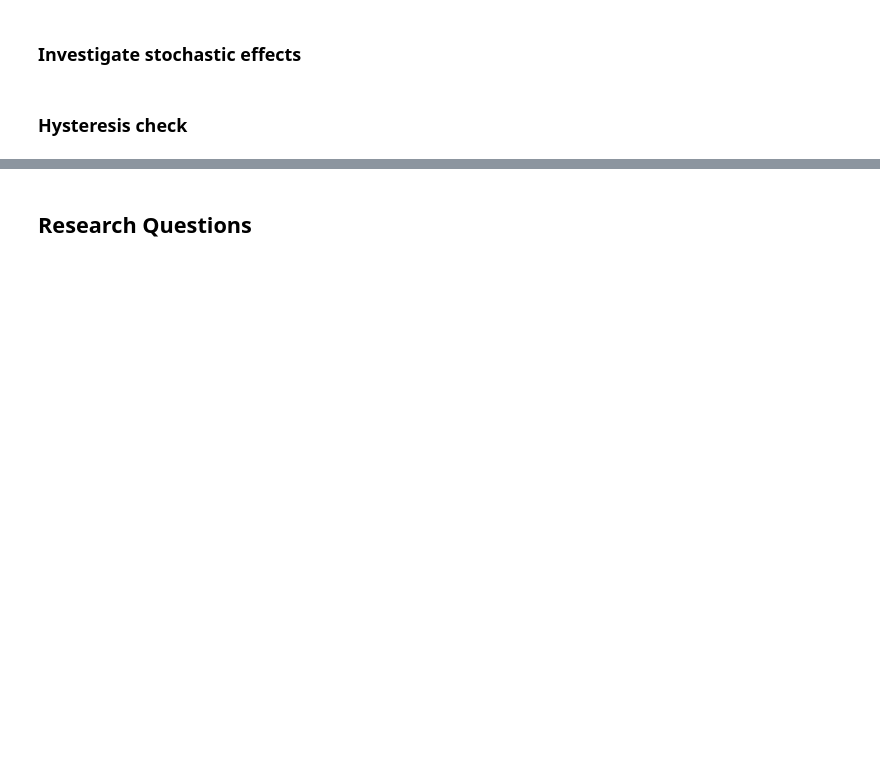
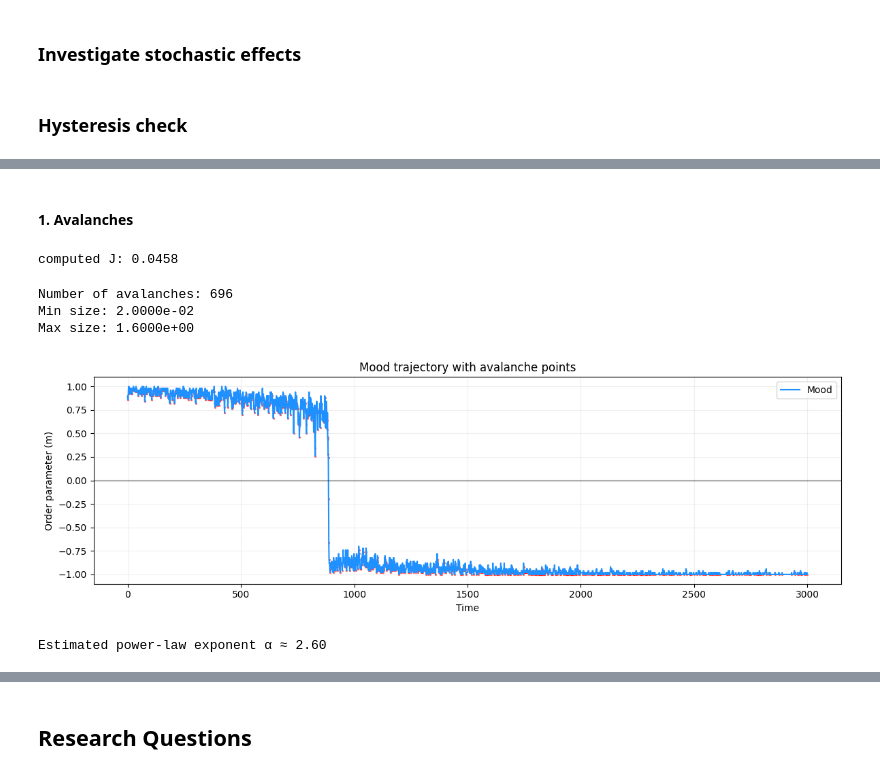
Before and after one commit to kylehtunis/psychopathology_css, a Jupyter notebook: project.ipynb, the cells around one changed output, grey strips where cells are left out. Cells and saved outputs as stored; diff of their text form; code cells hidden in the pictures; blank space fills up the shorter version.

Commit message:
power law analysis and vis

```diff
--- a/project.ipynb
+++ b/project.ipynb
@@ -794,0 +796,20 @@ plt.show()
+# %% [markdown]
+#### 1. Avalanches
+# %%
+G = get_symptom_network(group_size=40, bridge_size=20)
+
+model = IsingSimulation(
+    G,
+    H=1.5,
+    J=None,
+    T=2.269,
+    length=3000,
+    warmup=100
+)
+
+# slowly increase stress so system approaches collapse
+model.run(delta_H=-0.002)
+
+m = model.order_history
+# %% [output]
+computed J: 0.0458
@@ -794,0 +842,29 @@ plt.show()
+# %%
+avalanches = extract_avalanches(m)
+
+print(f"Number of avalanches: {len(avalanches)}")
+print(f"Min size: {avalanches.min():.4e}")
+print(f"Max size: {avalanches.max():.4e}")
+# %% [output]
+Number of avalanches: 696
+Min size: 2.0000e-02
+Max size: 1.6000e+00
+# %%
+plt.figure(figsize=(12, 4))
+plt.plot(m, color='dodgerblue', linewidth=1.5, label='Mood')
+
+# mark avalanche starts
+for t in range(1, len(m)):
+    if m[t] < m[t-1]:
+        plt.scatter(t, m[t], s=2, color='red', alpha=0.7)
+
+plt.axhline(0, color='black', alpha=0.3)
+plt.xlabel("Time")
+plt.ylabel("Order parameter (m)")
+plt.title("Mood trajectory with avalanche points")
+plt.legend()
+plt.grid(alpha=0.2)
+plt.tight_layout()
+plt.show()
+# %% [output]
+[figure, added]
@@ -794,0 +881,16 @@ plt.show()
+# %%
+# remove empty bins
+mask = hist > 0
+x = centers[mask]
+y = hist[mask]
+
+logx = np.log(x)
+logy = np.log(y)
+
+# linear fit
+slope, intercept = np.polyfit(logx, logy, 1)
+alpha = -slope
+
+print(f"Estimated power-law exponent α ≈ {alpha:.2f}")
+# %% [output]
+Estimated power-law exponent α ≈ 2.60
```
Also changed, not shown: parts of 7 cells of this notebook.
